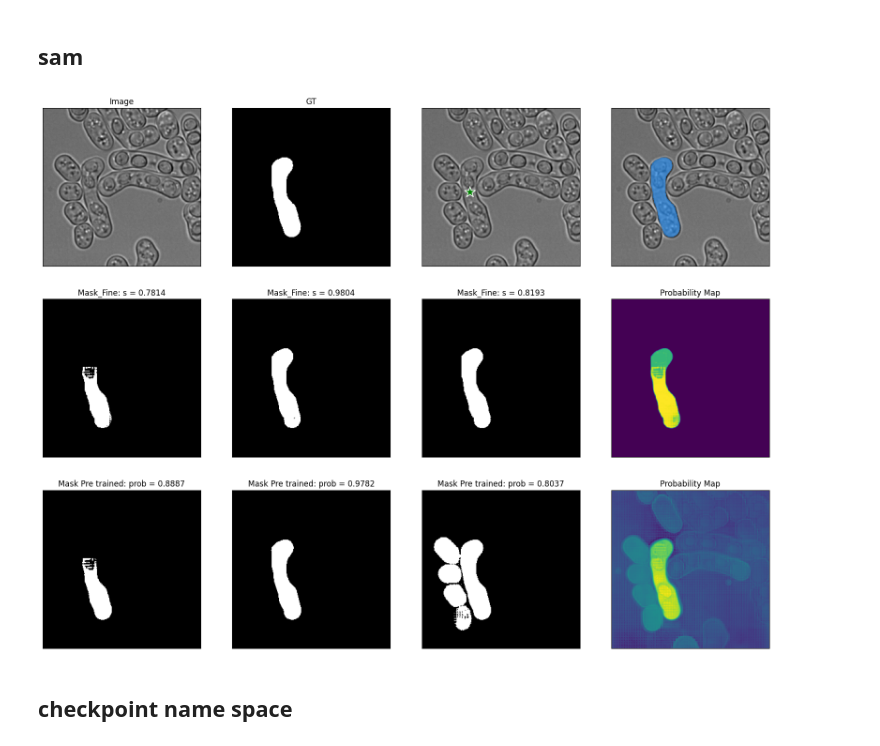
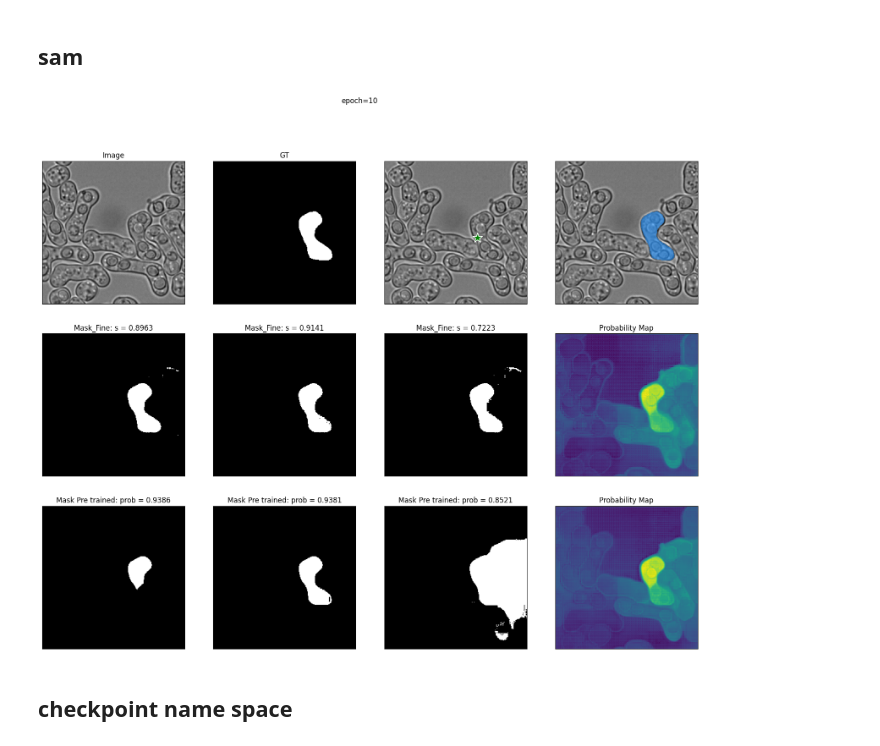
Before and after one commit to wanlanli/segment-anything, a Jupyter notebook: notebooks/home_training.ipynb, the cells around one changed output. Cells and saved outputs as stored; diff of their text form; code cells hidden in the pictures.

```diff
--- a/notebooks/home_training.ipynb
+++ b/notebooks/home_training.ipynb
@@ -257,7 +255,7 @@ import torch
 from torch.nn.functional import threshold, normalize
 
 #Training loop
-num_epochs = 1
+num_epochs = 30
 
 device = "cuda" if torch.cuda.is_available() else "cpu"
 model.to(device)
@@ -332,10 +353,10 @@ processor = SamProcessor.from_pretrained("facebook/sam-vit-huge")
 # Create an instance of the model architecture with the loaded configuration
 my_mito_model = SamModel(config=model_config)
 #Update the model by loading the weights from saved file.
-my_mito_model.load_state_dict(torch.load("/home/wlli/Data/test_mito_model_checkpoint_1018.pth"))
+my_mito_model.load_state_dict(torch.load("/home/wd/data/test_mito_model_checkpoint_1018_3.pth"))
 
 # set the device to cuda if available, otherwise use cpu
-device = "cuda" if torch.cuda.is_available() else "cpu"
+device = "cpu"
 my_mito_model.to(device)
 print("loaded")
 # %% [output]
@@ -364,7 +406,7 @@ predictor = SamPredictor(sam)
 # %% [markdown]
 ## image
 # %%
-idx = 0
+idx = 302
 test_image = dataset[idx]["image"]
 test_mask = dataset[idx]["label"]
 prompt = get_points(np.array(test_mask))
@@ -395,7 +437,8 @@ inputs = processor(test_image,
                    #input_boxes=[[prompt]],
                    input_points = [prompt[0]],
                    input_labels = [prompt[1]],
-                   return_tensors="pt",)
+                   return_tensors="pt",
+                   multimask_output=True)
 
 # Move the input tensor to the GPU if it's not already there
 inputs = {k: v.to(device) for k, v in inputs.items()}
@@ -412,6 +455,7 @@ medsam_seg_prob = torch.sigmoid(outputs.pred_masks.squeeze(1))
 medsam_seg_prob = medsam_seg_prob.cpu().numpy().squeeze()
 medsam_seg = (medsam_seg_prob > 0.5).astype(np.uint8)
 mesam_scores = outputs['iou_scores'].numpy().squeeze()
+mesam_logits = outputs.pred_masks.squeeze(1).cpu().numpy()[0]
 # %% [markdown]
 ## sam
 # %%
@@ -437,35 +489,44 @@ axes[0,2].scatter(np.array(prompt[0][0])[:,0], np.array(prompt[0][0])[:,1],
                   color='green', marker='*', s=300, edgecolor='white', linewidth=1.25)
 
 axes[0,3].imshow(np.array(test_image), cmap='gray')
 show_mask(np.array(test_mask), axes[0,3])
 
 # Plot the second image on the right
 for i in range(0, 3):
     axes[1, i].imshow(medsam_seg[i], cmap='gray')  # Assuming the second image is grayscale
     axes[1, i].set_title(f"Mask_Fine: s = {mesam_scores[i]:.4f}")
 # Plot the second image on the right
-axes[1, 3].imshow(medsam_seg_prob.sum(axis=0))  # Assuming the second image is grayscale
+axes[1, 3].imshow(mesam_logits.sum(axis=0))  # Assuming the second image is grayscale
 axes[1, 3].set_title("Probability Map")
 
 for i in range(0, 3):
     axes[2, i].imshow(masks[i], cmap='gray')
     axes[2, i].set_title(f"Mask Pre trained: prob = {scores[i]:.4f}")
 # Plot the second image on the right
 axes[2, 3].imshow(logits.sum(axis=0))
 axes[2, 3].set_title("Probability Map")
+
+# for i in range(0, 3):
+#     axes[3, i].imshow(masks2[i], cmap='gray')
+#     axes[3, i].set_title(f"Mask old name splace: prob = {scores2[i]:.4f}")
+# # Plot the second image on the right
+# axes[3, 3].imshow(logits2.sum(axis=0))
+# axes[3, 3].set_title("Probability Map")
 
 # Hide axis ticks and labels
 for axi in axes:
     for ax in axi:
         ax.set_xticks([])
         ax.set_yticks([])
         ax.set_xticklabels([])
         ax.set_yticklabels([])
 
 # Display the images side by side
+plt.savefig("/home/wd/Pictures/1018_vs_fineturning_ep7.png")
+fig.suptitle("epoch=10")
 plt.show()
 # %% [output]
-[figure, old version]
+[figure, new version]
 # %% [markdown]
 ## checkpoint name space
 # %%
```
Also changed, not shown: parts of 14 cells of this notebook.
